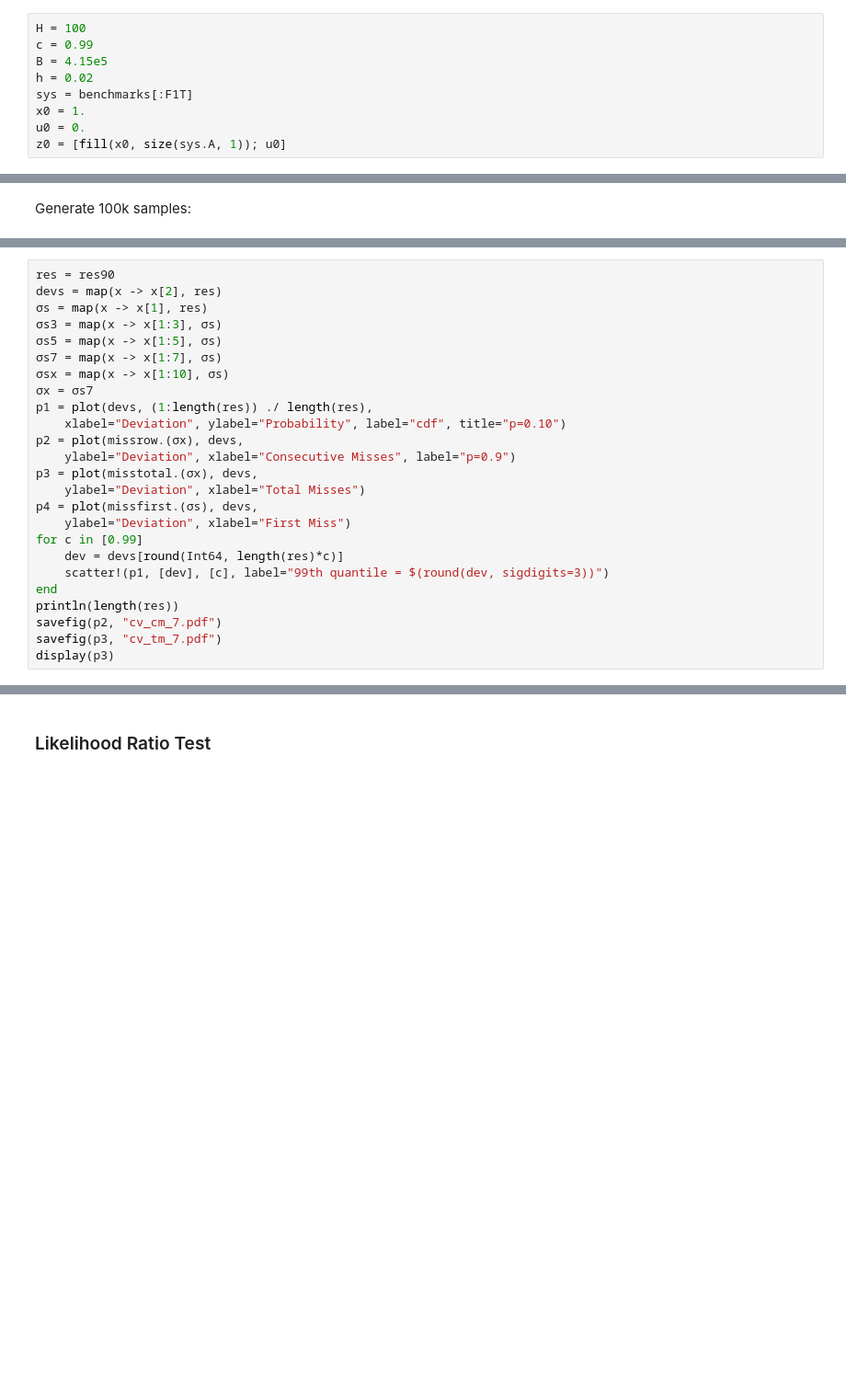
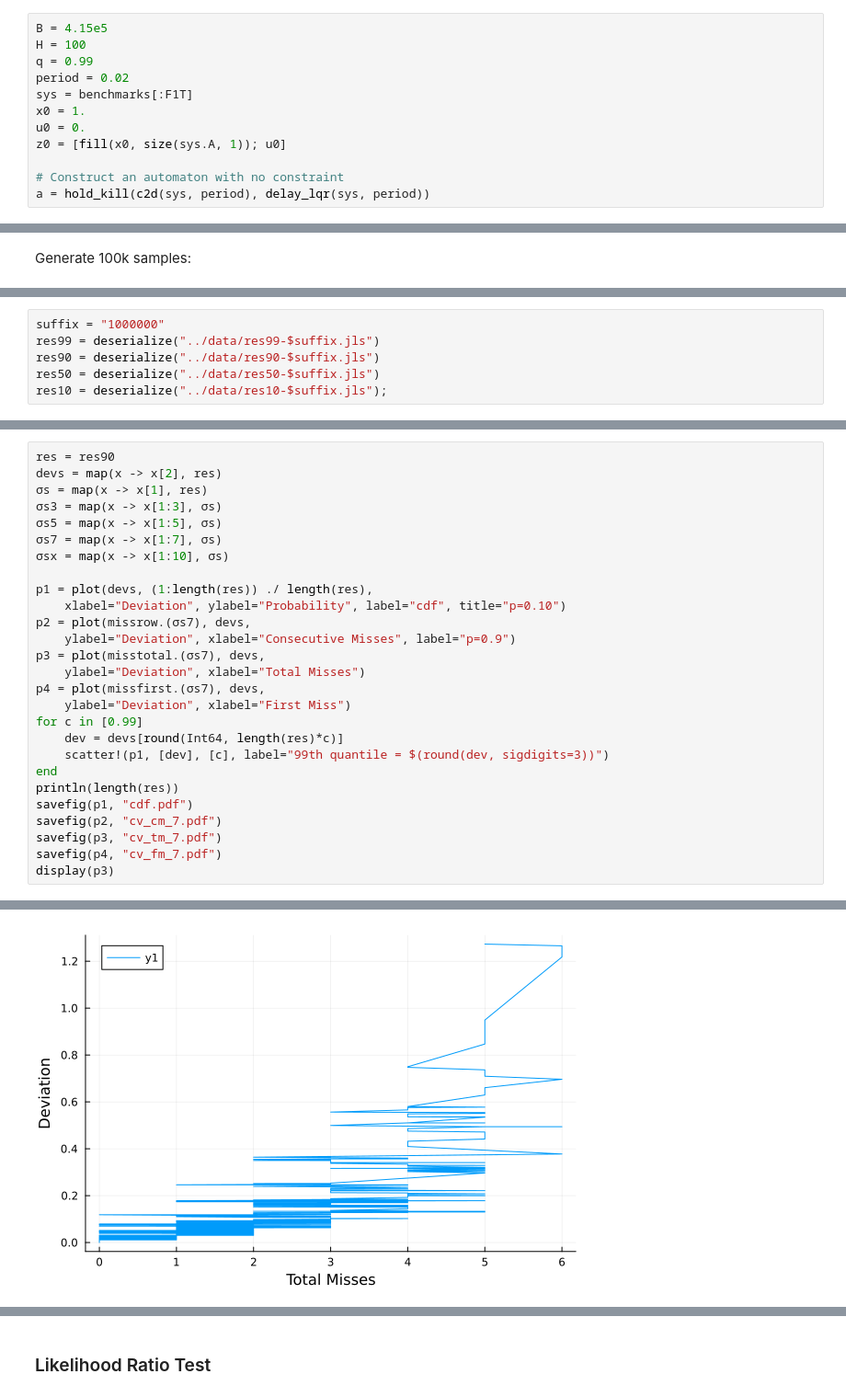
Before and after one commit to shengjiex98/pwcet-safety, a Jupyter notebook: src/main.ipynb, the cells around one changed output, grey strips where cells are left out. Shown at 92% size. Drawn from its saved outputs; the diff is of its cells as text; blank space fills up the shorter version.

```diff
--- a/src/main.ipynb
+++ b/src/main.ipynb
@@ -120,12 +97,15 @@ end
 
 Setting parameters for the experiment:
 # %%
+B = 4.15e5
 H = 100
-c = 0.99
-B = 4.15e5
-h = 0.02
+q = 0.99
+period = 0.02
 sys = benchmarks[:F1T]
 x0 = 1.
 u0 = 0.
 z0 = [fill(x0, size(sys.A, 1)); u0]
+
+# Construct an automaton with no constraint
+a = hold_kill(c2d(sys, period), delay_lqr(sys, period))
 # %% [output]
@@ -230,0 +160,6 @@ end
+# %%
+suffix = "1000000"
+res99 = deserialize("../data/res99-$suffix.jls")
+res90 = deserialize("../data/res90-$suffix.jls")
+res50 = deserialize("../data/res50-$suffix.jls")
+res10 = deserialize("../data/res10-$suffix.jls");
@@ -236,20 +173,23 @@ devs = map(x -> x[2], res)
 σs5 = map(x -> x[1:5], σs)
 σs7 = map(x -> x[1:7], σs)
 σsx = map(x -> x[1:10], σs)
-σx = σs7
+
 p1 = plot(devs, (1:length(res)) ./ length(res),
     xlabel="Deviation", ylabel="Probability", label="cdf", title="p=0.10")
-p2 = plot(missrow.(σx), devs,
+p2 = plot(missrow.(σs7), devs,
     ylabel="Deviation", xlabel="Consecutive Misses", label="p=0.9")
-p3 = plot(misstotal.(σx), devs,
+p3 = plot(misstotal.(σs7), devs,
     ylabel="Deviation", xlabel="Total Misses")
-p4 = plot(missfirst.(σs), devs,
+p4 = plot(missfirst.(σs7), devs,
     ylabel="Deviation", xlabel="First Miss")
 for c in [0.99]
     dev = devs[round(Int64, length(res)*c)]
     scatter!(p1, [dev], [c], label="99th quantile = $(round(dev, sigdigits=3))")
 end
 println(length(res))
+savefig(p1, "cdf.pdf")
 savefig(p2, "cv_cm_7.pdf")
 savefig(p3, "cv_tm_7.pdf")
+savefig(p4, "cv_fm_7.pdf")
 display(p3)
+# %% [output]
@@ -255,0 +197 @@ display(p3)
+[figure, added]
```
Also changed, not shown: parts of 60 cells of this notebook, 15 other files.
